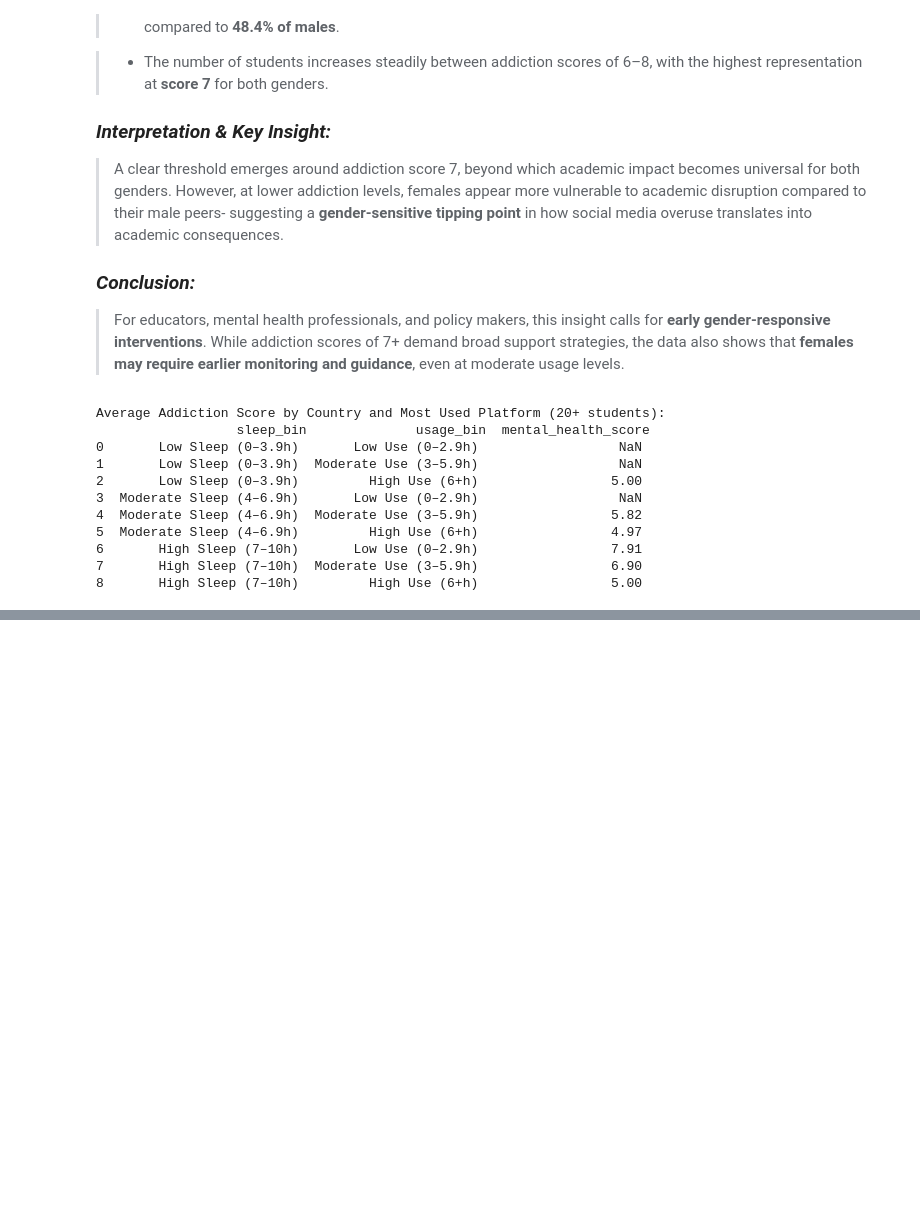
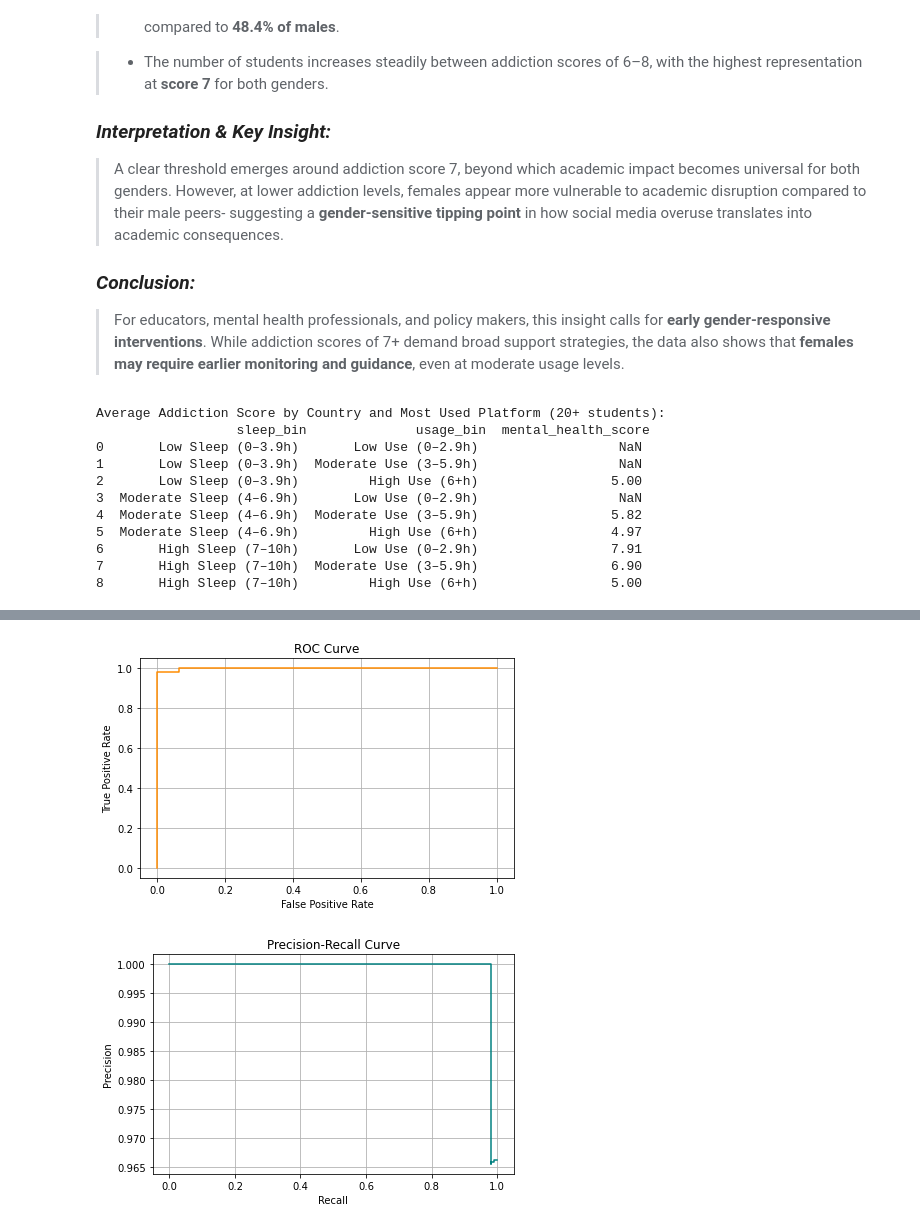
Before and after one commit to Vain-Guy/Students-Social-Media-Addiction, a Jupyter notebook: std.ipynb, the cells around one changed output, grey strips where cells are left out. Saved outputs shown, nothing was run; the diff lists cells and outputs as text; code cells hidden in the pictures; blank space fills up the shorter version.

```diff
--- a/std.ipynb
+++ b/std.ipynb
@@ -3476,0 +3822,32 @@ Average Addiction Score by Country and Most Used Platform (20+ students):
+# %%
+from sklearn.metrics import (
+    roc_curve,
+    precision_recall_curve,
+    RocCurveDisplay,
+    PrecisionRecallDisplay
+)
+import matplotlib.pyplot as plt
+
+# Get prediction probabilities
+y_proba = logreg_pipeline.predict_proba(X_test)[:, 1]
+
+# ROC Curve
+fpr, tpr, roc_thresholds = roc_curve(y_test, y_proba)
+roc_display = RocCurveDisplay(fpr=fpr, tpr=tpr)
+roc_display.plot(color='darkorange')
+plt.title('ROC Curve')
+plt.grid(True)
+plt.tight_layout()
+plt.show()
+
+# Precision-Recall Curve
+precision, recall, pr_thresholds = precision_recall_curve(y_test, y_proba)
+pr_display = PrecisionRecallDisplay(precision=precision, recall=recall)
+pr_display.plot(color='teal')
+plt.title('Precision-Recall Curve')
+plt.grid(True)
+plt.tight_layout()
+plt.show()
+# %% [output]
+[figure, added]
+[figure, added]
```
Also changed, not shown: parts of 20 cells of this notebook.
